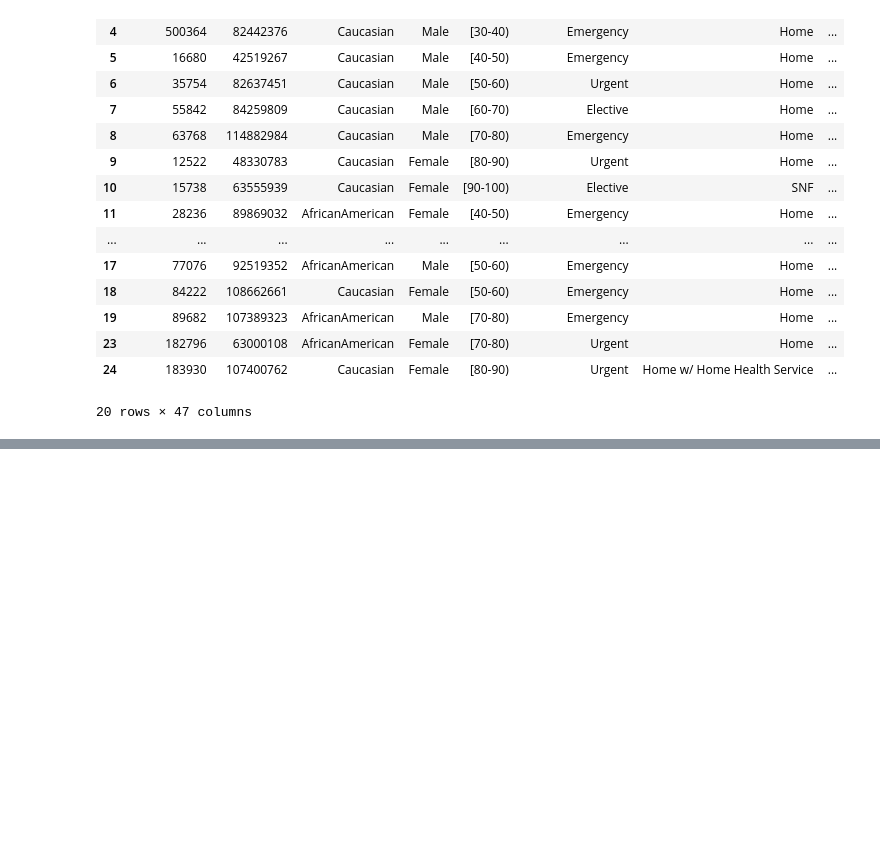
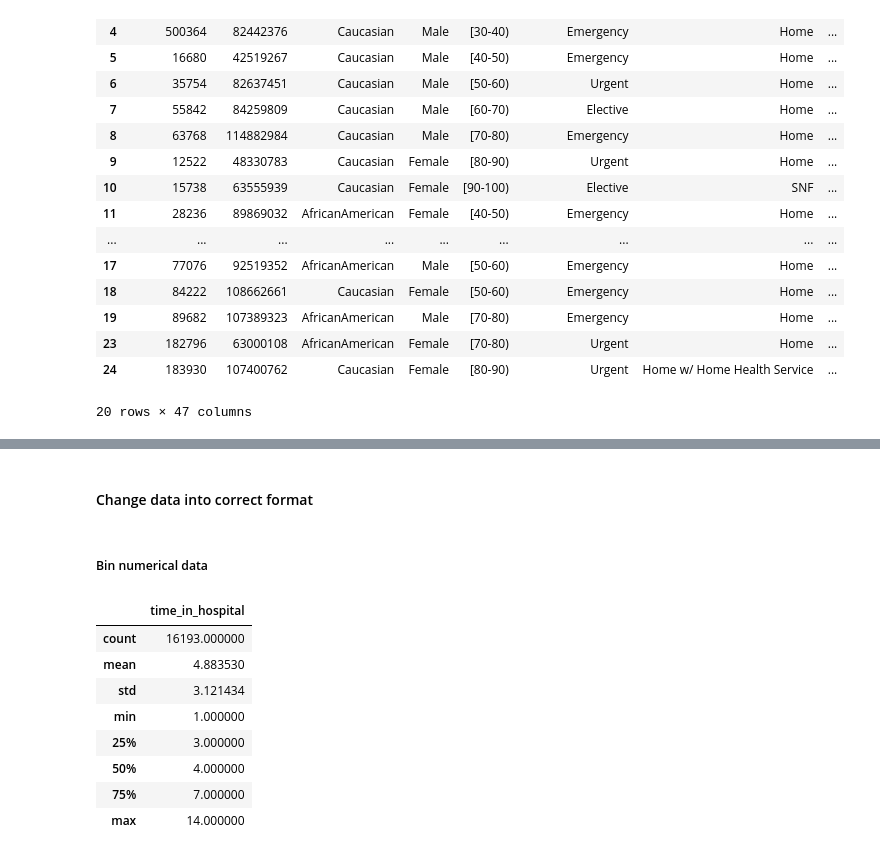
Before and after one commit to mattglenjackson/CP3403_Data_Mining, a Jupyter notebook: CP3403-project_v2_classification.ipynb, the cells around one changed output, grey strips where cells are left out. Cells and saved outputs as stored; diff of their text form; code cells hidden in the pictures; blank space fills up the shorter version.

```diff
--- a/CP3403-project_v2_classification.ipynb
+++ b/CP3403-project_v2_classification.ipynb
@@ -325,0 +370,16 @@ Number of missing values after removal:
+# %% [markdown]
+#### Change data into correct format
+# %% [markdown]
+##### Bin numerical data
+# %%
+class_data_2.describe()
+# %% [output]
+|  | time_in_hospital |
+| count | 16193.000000 |
+| mean | 4.883530 |
+| std | 3.121434 |
+| min | 1.000000 |
+| 25% | 3.000000 |
+| 50% | 4.000000 |
+| 75% | 7.000000 |
+| max | 14.000000 |
```
Also changed, not shown: parts of 20 cells of this notebook.
